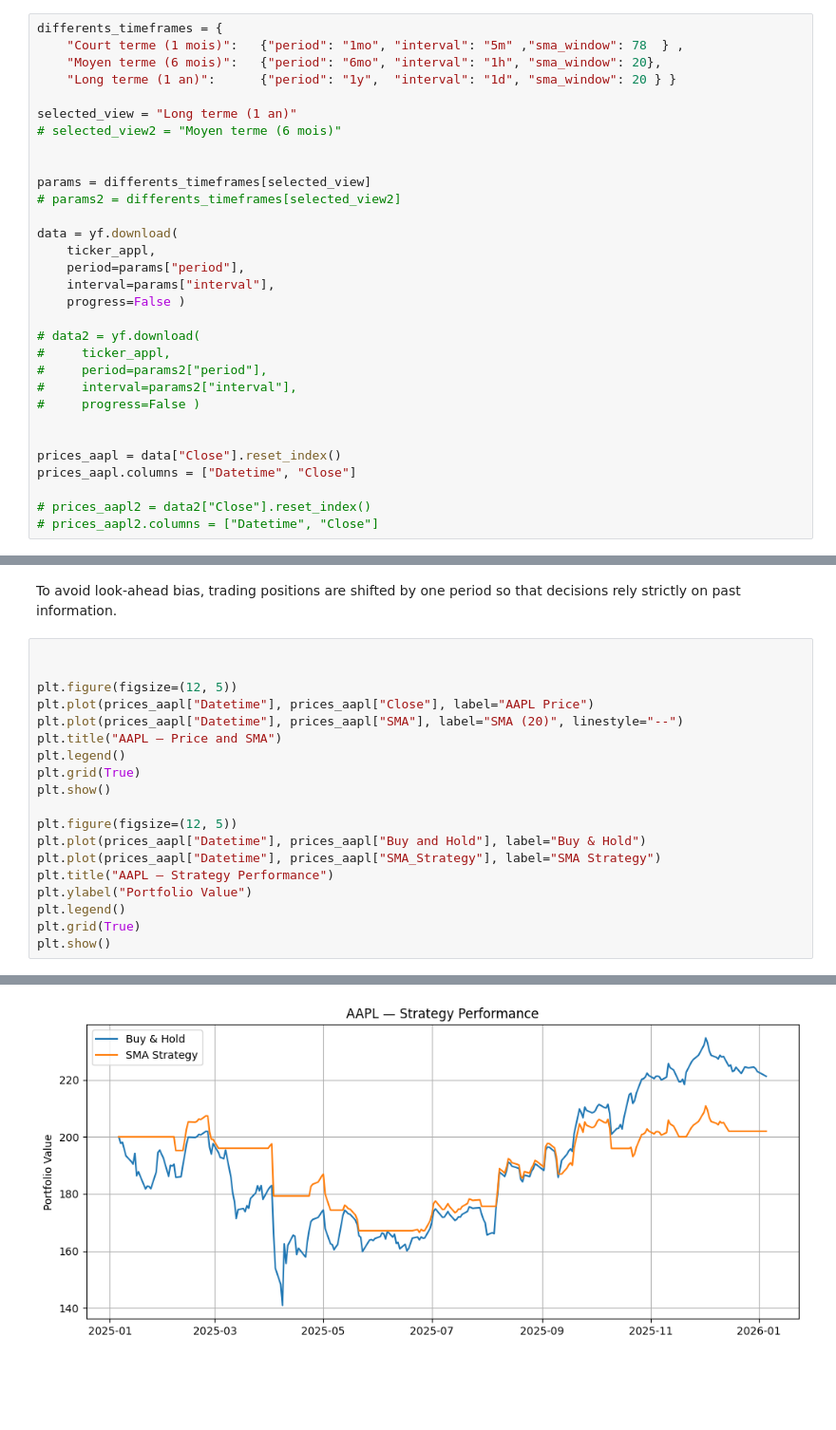
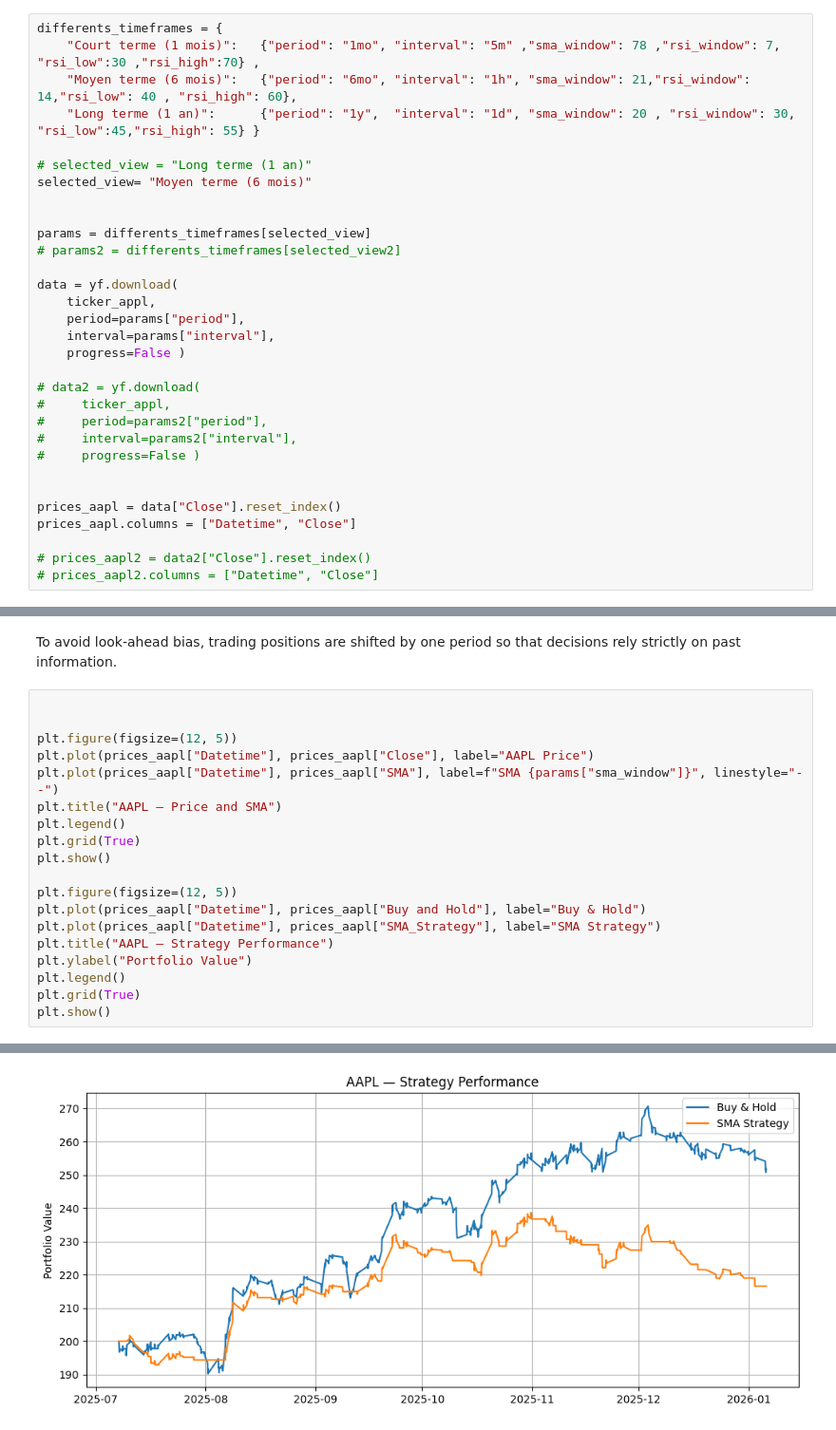
Before and after one commit to Juddt/Projet-Python-DAVROUX-DIDENOT, a Jupyter notebook: Projet_python_DAVROUX_DIDENOT.ipynb, the cells around one changed output, grey strips where cells are left out. Shown at 95% size. Drawn from its saved outputs; the diff is of its cells as text; blank space fills up the shorter version.

```diff
--- a/Projet_python_DAVROUX_DIDENOT.ipynb
+++ b/Projet_python_DAVROUX_DIDENOT.ipynb
@@ -93,11 +93,11 @@ plt.show()
 # %%
 differents_timeframes = {
-    "Court terme (1 mois)":   {"period": "1mo", "interval": "5m" ,"sma_window": 78  } ,
-    "Moyen terme (6 mois)":   {"period": "6mo", "interval": "1h", "sma_window": 20},
-    "Long terme (1 an)":      {"period": "1y",  "interval": "1d", "sma_window": 20 } }
+    "Court terme (1 mois)":   {"period": "1mo", "interval": "5m" ,"sma_window": 78 ,"rsi_window": 7, "rsi_low":30 ,"rsi_high":70} ,
+    "Moyen terme (6 mois)":   {"period": "6mo", "interval": "1h", "sma_window": 21,"rsi_window": 14,"rsi_low": 40 , "rsi_high": 60},
+    "Long terme (1 an)":      {"period": "1y",  "interval": "1d", "sma_window": 20 , "rsi_window": 30, "rsi_low":45,"rsi_high": 55} }
 
-selected_view = "Long terme (1 an)"
-# selected_view2 = "Moyen terme (6 mois)"
+# selected_view = "Long terme (1 an)"
+selected_view= "Moyen terme (6 mois)"
 
 
 params = differents_timeframes[selected_view]
@@ -227,7 +227,7 @@ To avoid look-ahead bias, trading positions are shifted by one period so that de
 
 plt.figure(figsize=(12, 5))
 plt.plot(prices_aapl["Datetime"], prices_aapl["Close"], label="AAPL Price")
-plt.plot(prices_aapl["Datetime"], prices_aapl["SMA"], label="SMA (20)", linestyle="--")
+plt.plot(prices_aapl["Datetime"], prices_aapl["SMA"], label=f"SMA {params["sma_window"]}", linestyle="--")
 plt.title("AAPL — Price and SMA")
 plt.legend()
 plt.grid(True)
@@ -246 +246 @@ plt.show()
-[figure, old version]
+[figure, new version]
```
Also changed, not shown: parts of 12 cells of this notebook.
